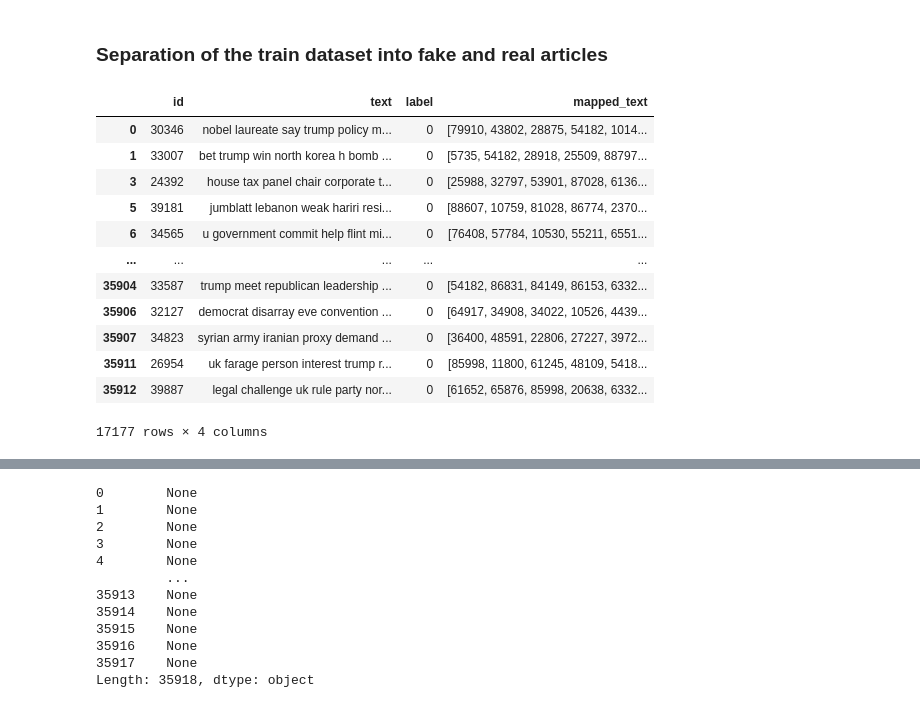
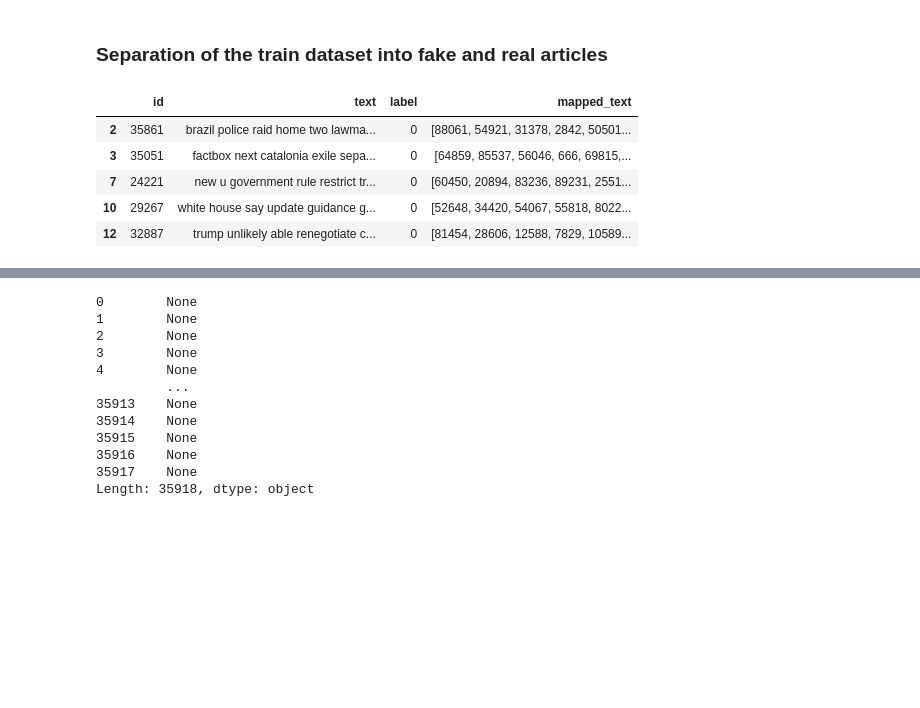
Before and after one commit to domenicocinque/FDSA1, a Jupyter notebook: Preprocessing.ipynb, the cells around one changed output, grey strips where cells are left out. Cells and saved outputs as stored; diff of their text form; code cells hidden in the pictures; blank space fills up the shorter version.

```diff
--- a/correzione_parte_1.ipynb
+++ b/Preprocessing.ipynb
@@ -298,19 +271,12 @@ train.head()
 train_0 = train.loc[train['label']==0]
 train_1 = train.loc[train['label']==1]
 # %%
-train_0
+train_0.head()
 # %% [output]
 |  | id | text | label | mapped_text |
-| 0 | 30346 | nobel laureate say trump policy m... | 0 | [79910, 43802, 28875, 54182, 1014... |
-| 1 | 33007 | bet trump win north korea h bomb ... | 0 | [5735, 54182, 28918, 25509, 88797... |
-| 3 | 24392 | house tax panel chair corporate t... | 0 | [25988, 32797, 53901, 87028, 6136... |
-| 5 | 39181 | jumblatt lebanon weak hariri resi... | 0 | [88607, 10759, 81028, 86774, 2370... |
-| 6 | 34565 | u government commit help flint mi... | 0 | [76408, 57784, 10530, 55211, 6551... |
-| ... | ... | ... | ... | ... |
-| 35904 | 33587 | trump meet republican leadership ... | 0 | [54182, 86831, 84149, 86153, 6332... |
-| 35906 | 32127 | democrat disarray eve convention ... | 0 | [64917, 34908, 34022, 10526, 4439... |
-| 35907 | 34823 | syrian army iranian proxy demand ... | 0 | [36400, 48591, 22806, 27227, 3972... |
-| 35911 | 26954 | uk farage person interest trump r... | 0 | [85998, 11800, 61245, 48109, 5418... |
-| 35912 | 39887 | legal challenge uk rule party nor... | 0 | [61652, 65876, 85998, 20638, 6332... |
+| 2 | 35861 | brazil police raid home two lawma... | 0 | [88061, 54921, 31378, 2842, 50501... |
+| 3 | 35051 | factbox next catalonia exile sepa... | 0 | [64859, 85537, 56046, 666, 69815,... |
+| 7 | 24221 | new u government rule restrict tr... | 0 | [60450, 20894, 83236, 89231, 2551... |
+| 10 | 29267 | white house say update guidance g... | 0 | [52648, 34420, 54067, 55818, 8022... |
+| 12 | 32887 | trump unlikely able renegotiate c... | 0 | [81454, 28606, 12588, 7829, 10589... |
-17177 rows × 4 columns
 # %%
```
Also changed, not shown: parts of 31 cells of this notebook, 2 other files.
